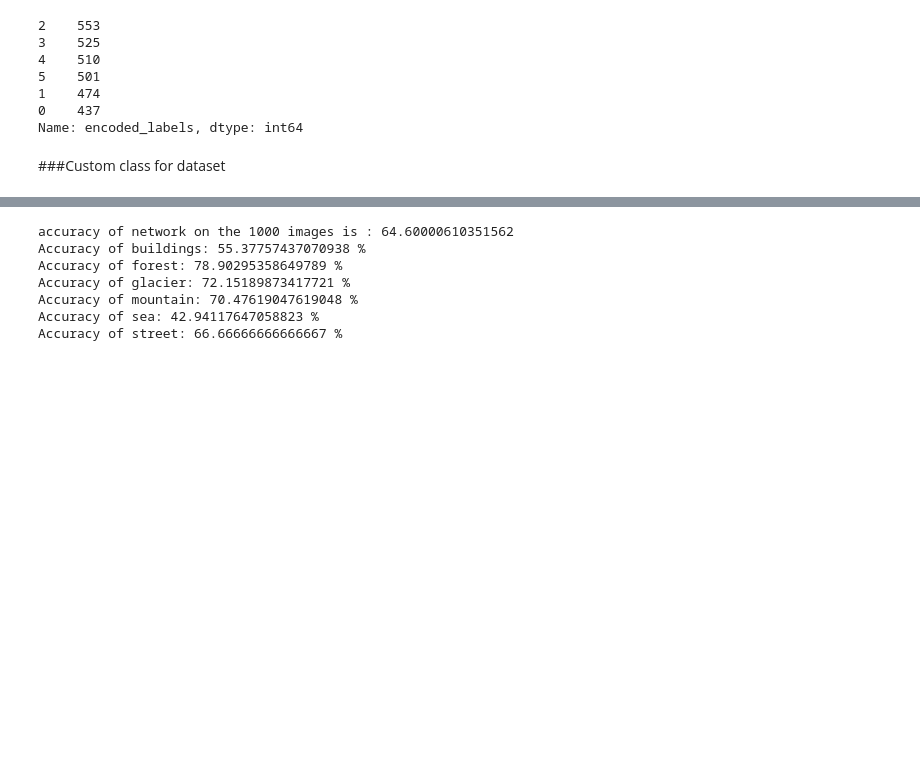
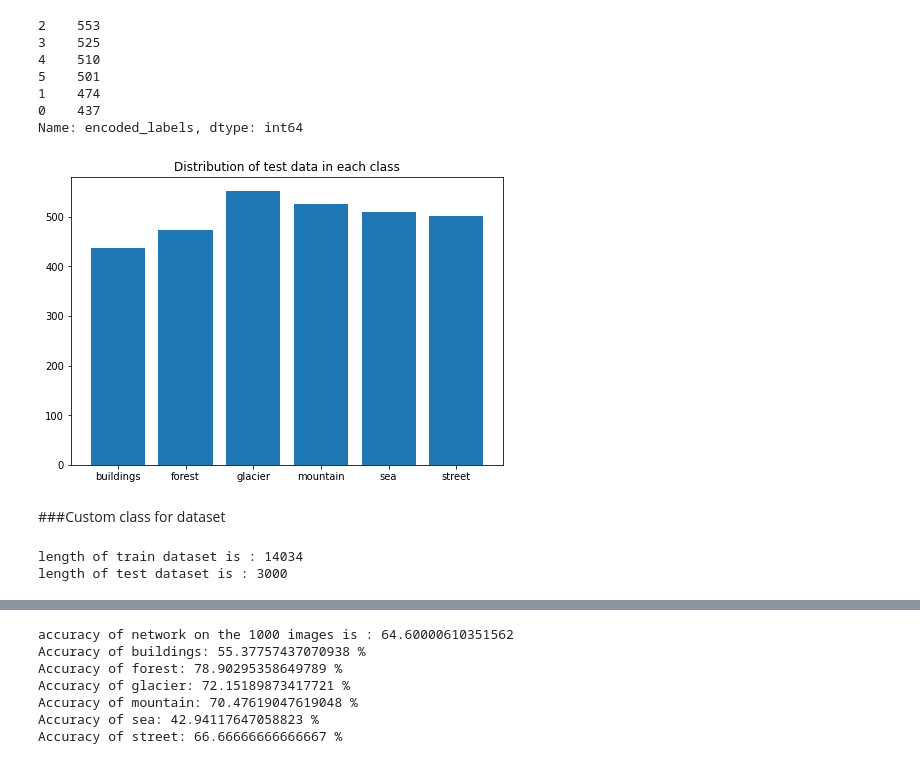
Before and after one commit to ZahraDehghani99/AI-Internship, a Jupyter notebook: Phase02_Intro_to_NN/Phase02_Intro_to_NN.ipynb, the cells around one changed output, grey strips where cells are left out. Drawn from its saved outputs; the diff is of its cells as text; code cells hidden in the pictures; blank space fills up the shorter version.

```diff
--- a/Phase02_Intro_to_NN/Phase02_Intro_to_NN.ipynb
+++ b/Phase02_Intro_to_NN/Phase02_Intro_to_NN.ipynb
@@ -994,6 +1021,16 @@ data_test.encoded_labels.value_counts()
 1    474
 0    437
 Name: encoded_labels, dtype: int64
+# %%
+# Distribution of test data in each class
+fig = plt.figure()
+ax = fig.add_axes([0,0,1,1])
+number_of_data = [437,474,553,525,510,501]
+ax.bar(classes,number_of_data)
+plt.title("Distribution of test data in each class")
+plt.show()
+# %% [output]
+[figure, added]
 # %% [markdown]
 ###Custom class for dataset
 # %%
@@ -1029,3 +1066,9 @@ class IntelImage(Dataset):
 # %%
 train_dataset = IntelImage(data_train,base_path_train, transform)
 test_dataset = IntelImage(data_test, base_path_test, transform)
+
+print(f'length of train dataset is : {len(train_dataset)}')
+print(f'length of test dataset is : {len(test_dataset)}')
+# %% [output]
+length of train dataset is : 14034
+length of test dataset is : 3000
```
Also changed, not shown: parts of 44 cells of this notebook.
